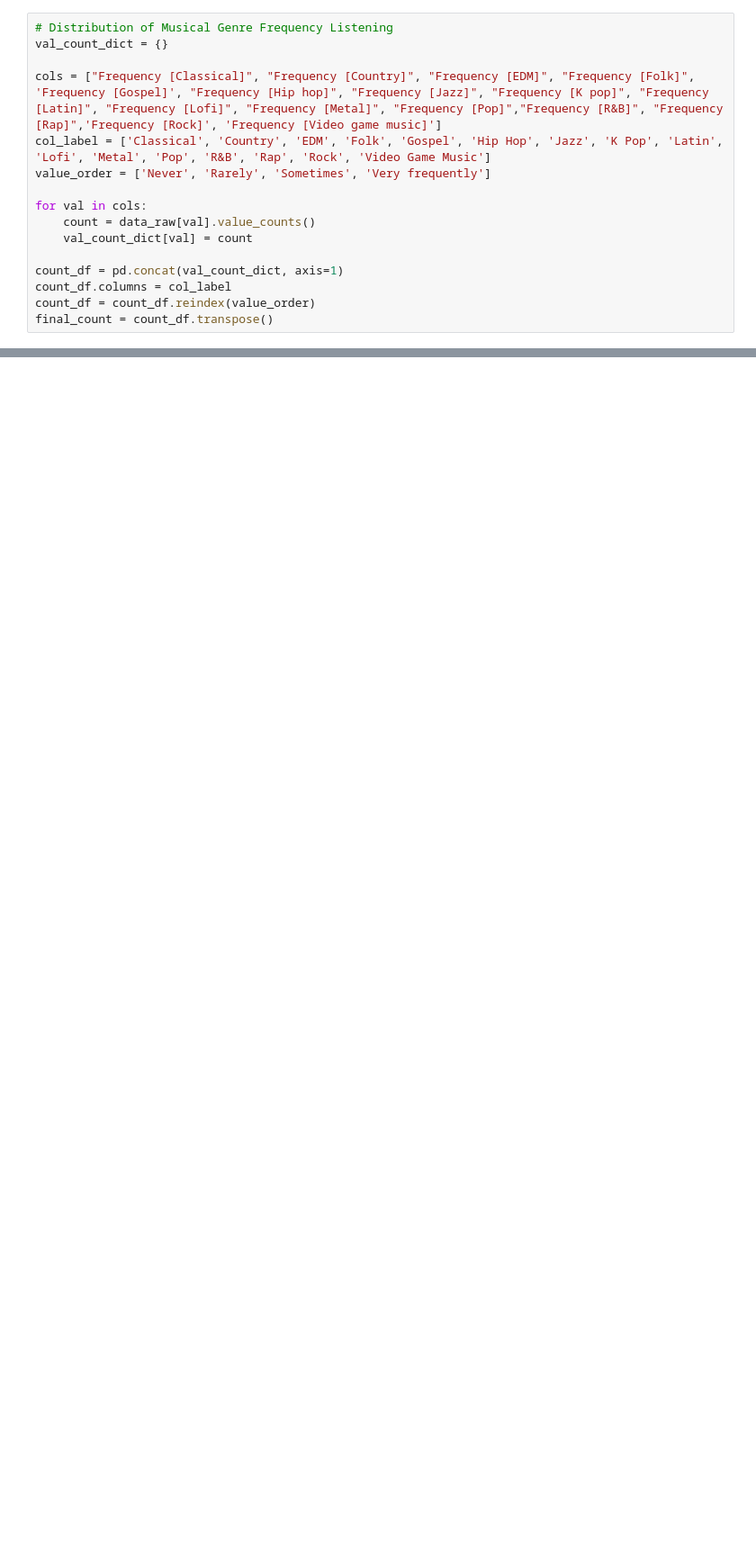
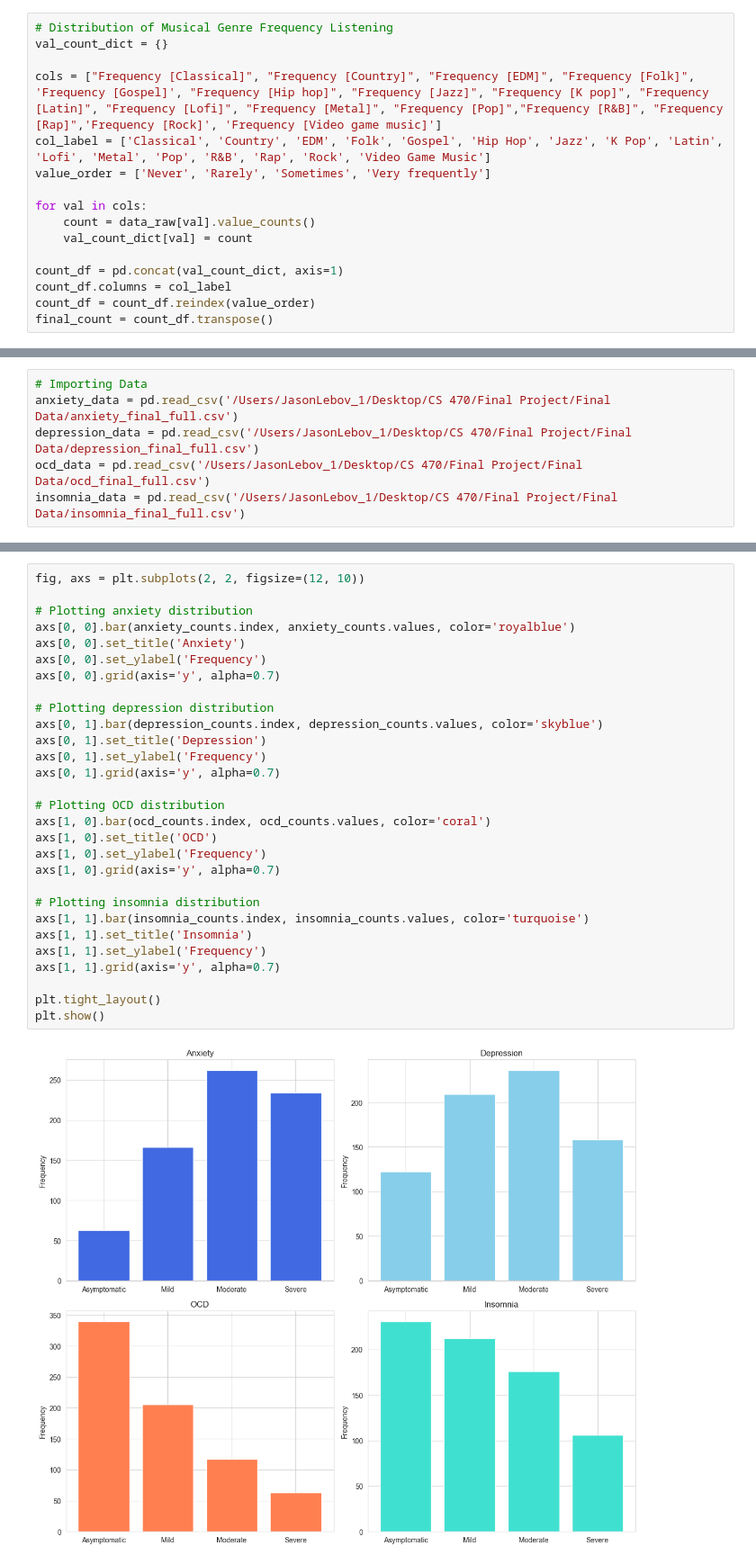
Before and after one commit to JasonL2130/CS470_FinalProject, a Jupyter notebook: data_visualizations.ipynb, the cells around one changed output, grey strips where cells are left out. Shown at 90% size. Drawn from its saved outputs; the diff is of its cells as text; blank space fills up the shorter version.

```diff
--- a/data_visualizations.ipynb
+++ b/data_visualizations.ipynb
@@ -39,0 +77,6 @@ final_count = count_df.transpose()
+# %%
+# Importing Data
+anxiety_data = pd.read_csv('/Users/JasonLebov_1/Desktop/CS 470/Final Project/Final Data/anxiety_final_full.csv')
+depression_data = pd.read_csv('/Users/JasonLebov_1/Desktop/CS 470/Final Project/Final Data/depression_final_full.csv')
+ocd_data = pd.read_csv('/Users/JasonLebov_1/Desktop/CS 470/Final Project/Final Data/ocd_final_full.csv')
+insomnia_data = pd.read_csv('/Users/JasonLebov_1/Desktop/CS 470/Final Project/Final Data/insomnia_final_full.csv')
@@ -39,0 +107,31 @@ final_count = count_df.transpose()
+# %%
+fig, axs = plt.subplots(2, 2, figsize=(12, 10))
+
+# Plotting anxiety distribution
+axs[0, 0].bar(anxiety_counts.index, anxiety_counts.values, color='royalblue')
+axs[0, 0].set_title('Anxiety')
+axs[0, 0].set_ylabel('Frequency')
+axs[0, 0].grid(axis='y', alpha=0.7)
+
+# Plotting depression distribution
+axs[0, 1].bar(depression_counts.index, depression_counts.values, color='skyblue')
+axs[0, 1].set_title('Depression')
+axs[0, 1].set_ylabel('Frequency')
+axs[0, 1].grid(axis='y', alpha=0.7)
+
+# Plotting OCD distribution
+axs[1, 0].bar(ocd_counts.index, ocd_counts.values, color='coral')
+axs[1, 0].set_title('OCD')
+axs[1, 0].set_ylabel('Frequency')
+axs[1, 0].grid(axis='y', alpha=0.7)
+
+# Plotting insomnia distribution
+axs[1, 1].bar(insomnia_counts.index, insomnia_counts.values, color='turquoise')
+axs[1, 1].set_title('Insomnia')
+axs[1, 1].set_ylabel('Frequency')
+axs[1, 1].grid(axis='y', alpha=0.7)
+
+plt.tight_layout()
+plt.show()
+# %% [output]
+[figure, added]
```
Also changed, not shown: parts of 5 cells of this notebook, 1 other file.
